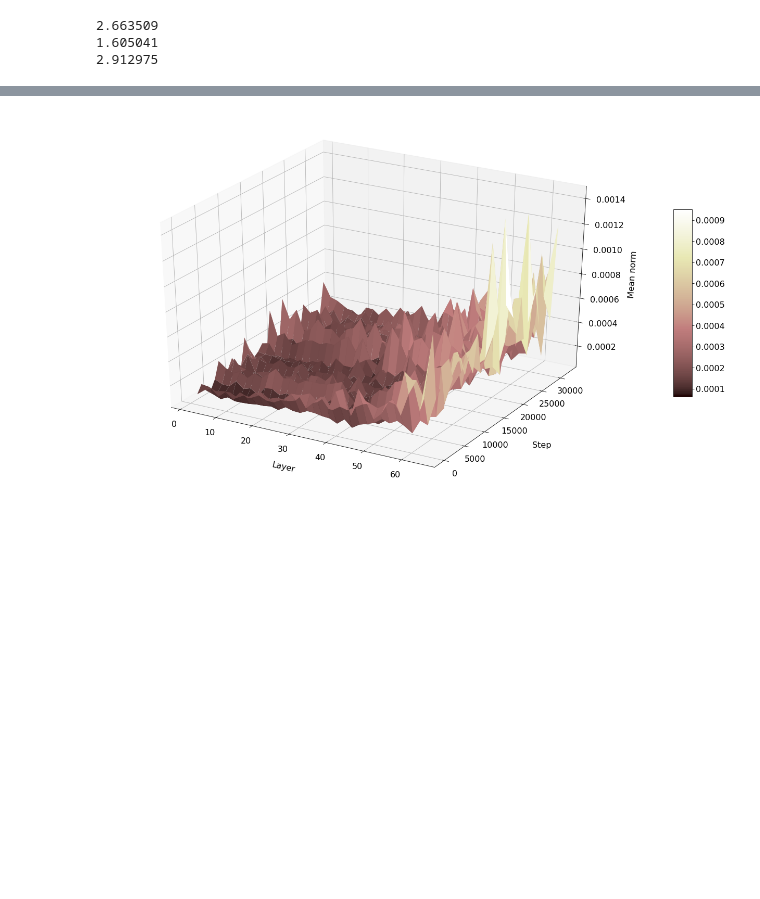
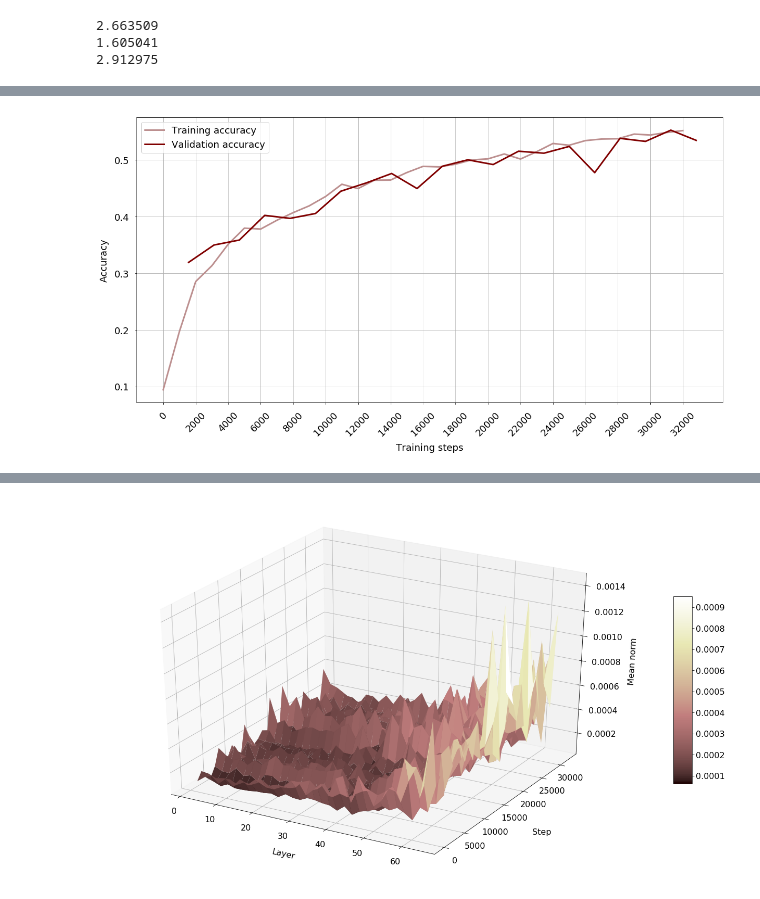
Before and after one commit to pierluigiferrari/differential_equations_resnet, a Jupyter notebook: experiments_antisymmetric_resnet_v7.ipynb, the cells around one changed output, grey strips where cells are left out. Drawn from its saved outputs; the diff is of its cells as text; code cells hidden in the pictures; blank space fills up the shorter version.

```diff
--- a/experiments_antisymmetric_resnet_v7.ipynb
+++ b/experiments_antisymmetric_resnet_v7.ipynb
@@ -566,0 +666,22 @@ regu_16_history.plot_mean_loss(step_bounds=(None, None, 100),
+# %%
+figure, axes = anti_16_history.plot_accuracy(
+    data='both',
+    figsize=(20,10),
+    step_bounds_training=(None, None, 100),
+    step_bounds_evaluation=(None, None, None),
+    line_color_training='rosybrown',
+    line_color_evaluation='maroon',
+    line_width=3.0,
+    x_ticks=(None, None, 200),
+    x_ticks_rotation=45,
+    tick_label_size=18,
+    tick_label_pad=(10, 10),
+    axis_label_size=18,
+    axis_label_pad=(10, 10),
+    axis_labels=['Training steps', 'Accuracy'],
+    show_legend=True,
+    legend_size=18,
+    show_grid=True
+)
+# %% [output]
+[figure, added]
```
Also changed, not shown: parts of 32 cells of this notebook.
